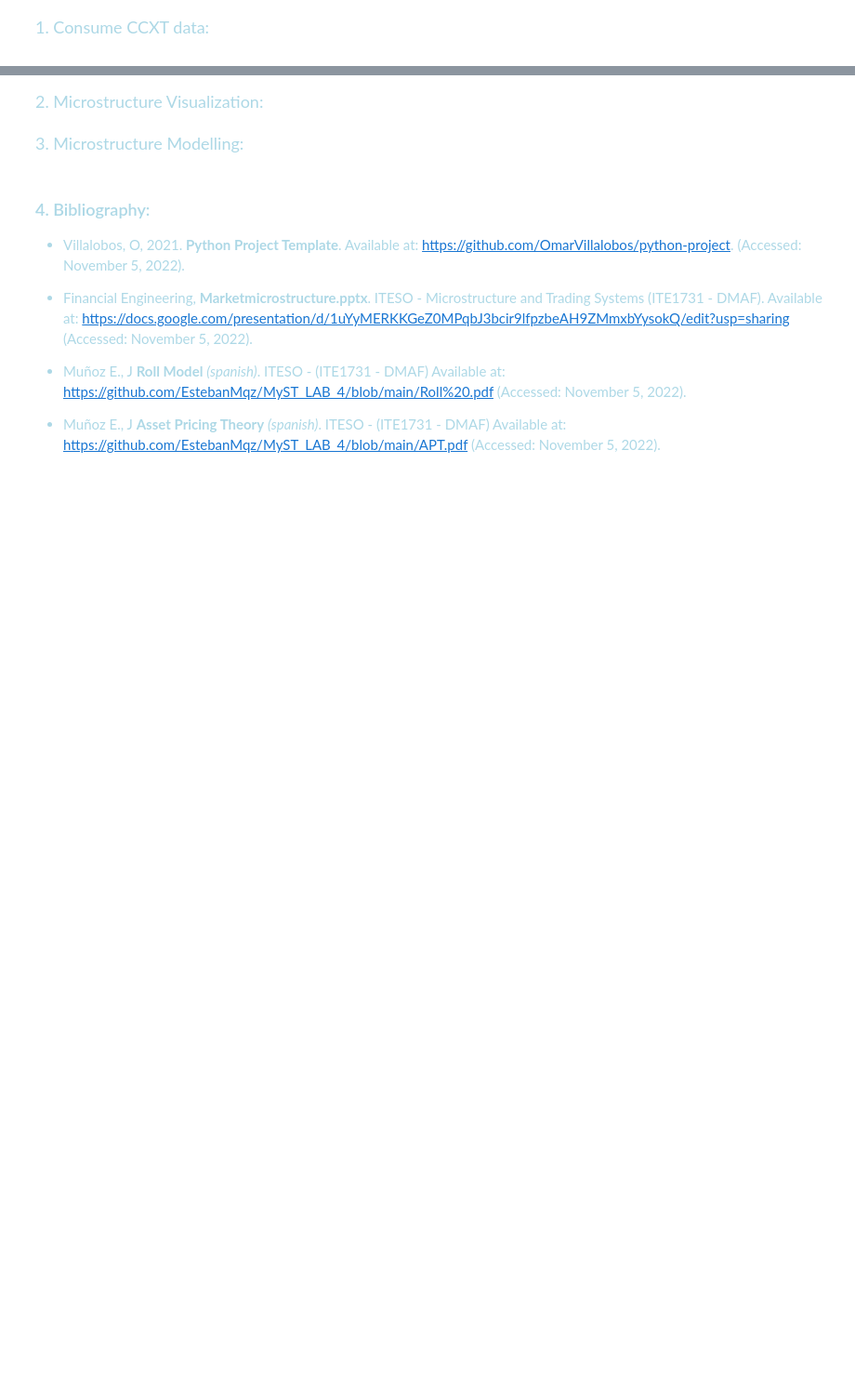
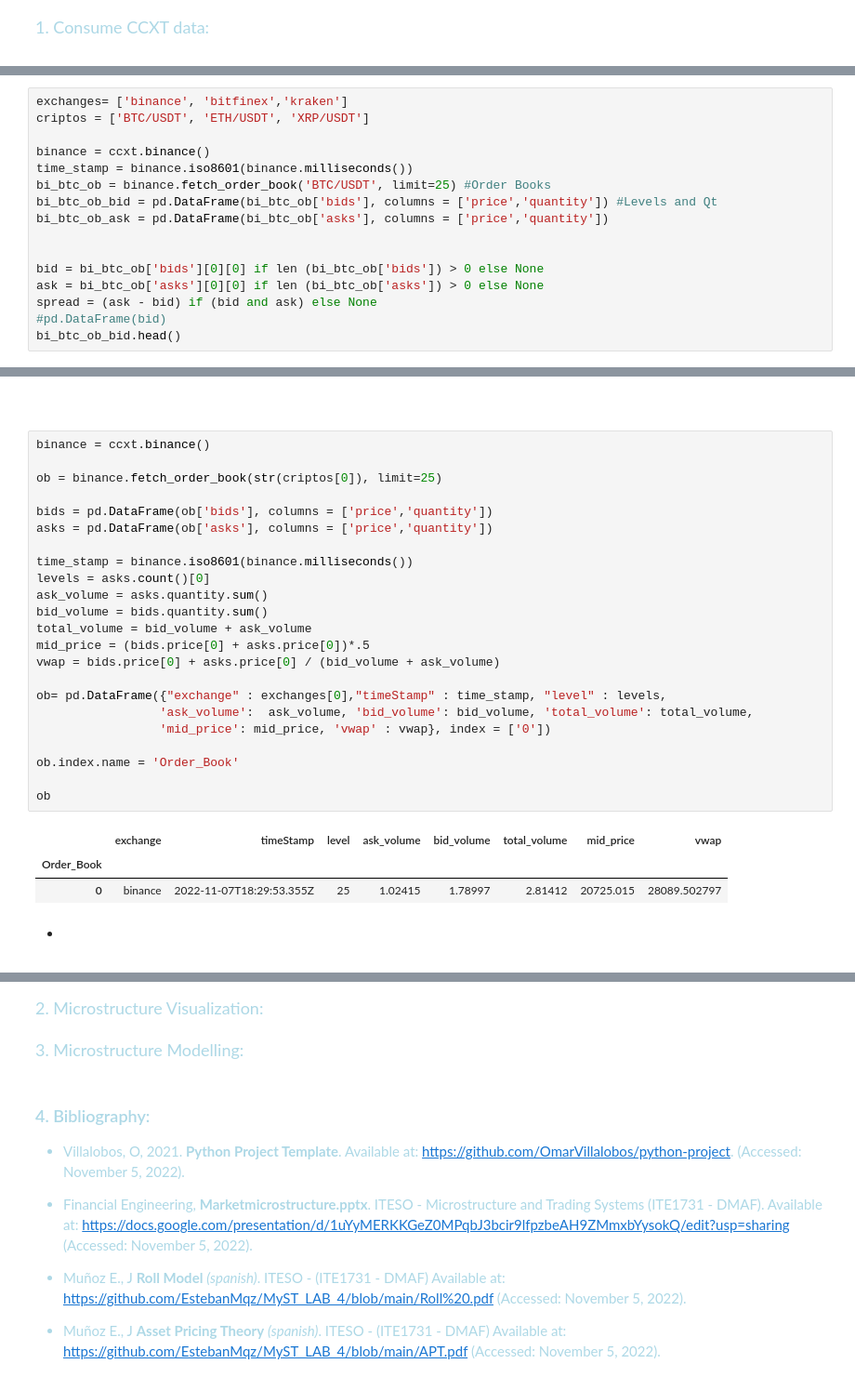
Before and after one commit to EstebanMqz/Microstructure-Visualization-Modelling, a Jupyter notebook: notebook.ipynb, the cells around one changed output, grey strips where cells are left out. Shown at 93% size. Saved outputs shown, nothing was run; the diff lists cells and outputs as text; blank space fills up the shorter version.

```diff
--- a/notebook.ipynb
+++ b/notebook.ipynb
@@ -121,0 +117,16 @@ f_leer_archivo(param_archivo)
+# %%
+exchanges= ['binance', 'bitfinex','kraken']
+criptos = ['BTC/USDT', 'ETH/USDT', 'XRP/USDT']
+
+binance = ccxt.binance()
+time_stamp = binance.iso8601(binance.milliseconds())
+bi_btc_ob = binance.fetch_order_book('BTC/USDT', limit=25) #Order Books
+bi_btc_ob_bid = pd.DataFrame(bi_btc_ob['bids'], columns = ['price','quantity']) #Levels and Qt
+bi_btc_ob_ask = pd.DataFrame(bi_btc_ob['asks'], columns = ['price','quantity'])
+
+
+bid = bi_btc_ob['bids'][0][0] if len (bi_btc_ob['bids']) > 0 else None
+ask = bi_btc_ob['asks'][0][0] if len (bi_btc_ob['asks']) > 0 else None
+spread = (ask - bid) if (bid and ask) else None
+#pd.DataFrame(bid)
+bi_btc_ob_bid.head()
@@ -122,2 +167,36 @@ f_leer_archivo(param_archivo)
+# %% [markdown]
+<font color= white> <font size = 2> 1.3 OB metrics: </font>
+# %%
+binance = ccxt.binance()
+
+ob = binance.fetch_order_book(str(criptos[0]), limit=25)
+
+bids = pd.DataFrame(ob['bids'], columns = ['price','quantity'])
+asks = pd.DataFrame(ob['asks'], columns = ['price','quantity'])
+
+time_stamp = binance.iso8601(binance.milliseconds())
+levels = asks.count()[0]
+ask_volume = asks.quantity.sum()
+bid_volume = bids.quantity.sum()
+total_volume = bid_volume + ask_volume
+mid_price = (bids.price[0] + asks.price[0])*.5
+vwap = bids.price[0] + asks.price[0] / (bid_volume + ask_volume)
+
+ob= pd.DataFrame({"exchange" : exchanges[0],"timeStamp" : time_stamp, "level" : levels,
+                 'ask_volume':  ask_volume, 'bid_volume': bid_volume, 'total_volume': total_volume,
+                 'mid_price': mid_price, 'vwap' : vwap}, index = ['0'])
+
+ob.index.name = 'Order_Book'
+
+ob
+# %% [output]
+|  | exchange | timeStamp | level | ask_volume | bid_volume | total_volume | mid_price | vwap |
+| Order_Book |  |  |  |  |  |  |  |  |
+| 0 | binance | 2022-11-07T18:29:53.355Z | 25 | 1.02415 | 1.78997 | 2.81412 | 20725.015 | 28089.502797 |
+# %% [markdown]
++ <font color= white> <font size = 2> *OB Visualization*: </font>
+
+
+<font color= gray>
 # %%
 binance = ccxt.binance()
```
Also changed, not shown: parts of 13 cells of this notebook, 1 other file.
